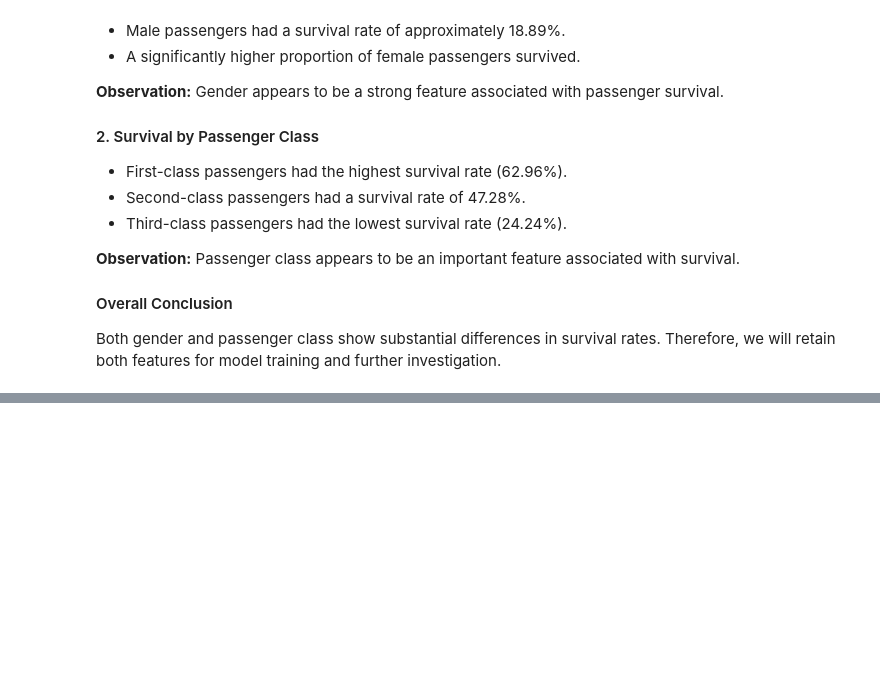
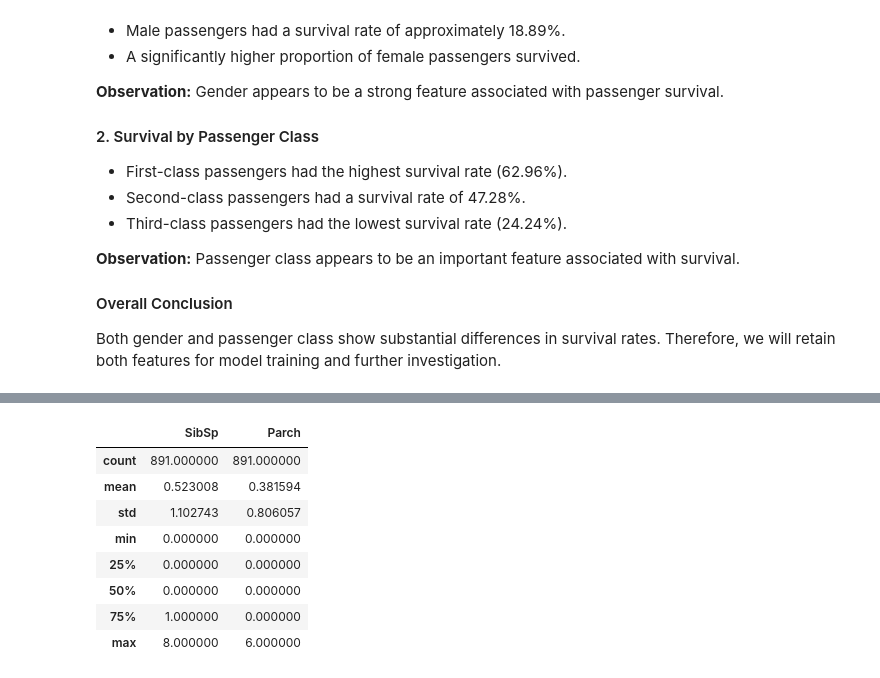
Before and after one commit to riyasudeen-0/Titanic_Survival_prediction, a Jupyter notebook: Titanic_Project.ipynb, the cells around one changed output, grey strips where cells are left out. Saved outputs shown, nothing was run; the diff lists cells and outputs as text; code cells hidden in the pictures; blank space fills up the shorter version.

```diff
--- a/Titanic_Project.ipynb
+++ b/Titanic_Project.ipynb
@@ -247,0 +312,12 @@ Both gender and passenger class show substantial differences in survival rates.
+# %%
+df[["SibSp", "Parch"]].describe()
+# %% [output]
+|  | SibSp | Parch |
+| count | 891.000000 | 891.000000 |
+| mean | 0.523008 | 0.381594 |
+| std | 1.102743 | 0.806057 |
+| min | 0.000000 | 0.000000 |
+| 25% | 0.000000 | 0.000000 |
+| 50% | 0.000000 | 0.000000 |
+| 75% | 1.000000 | 0.000000 |
+| max | 8.000000 | 6.000000 |
```
Also changed, not shown: parts of 15 cells of this notebook.
